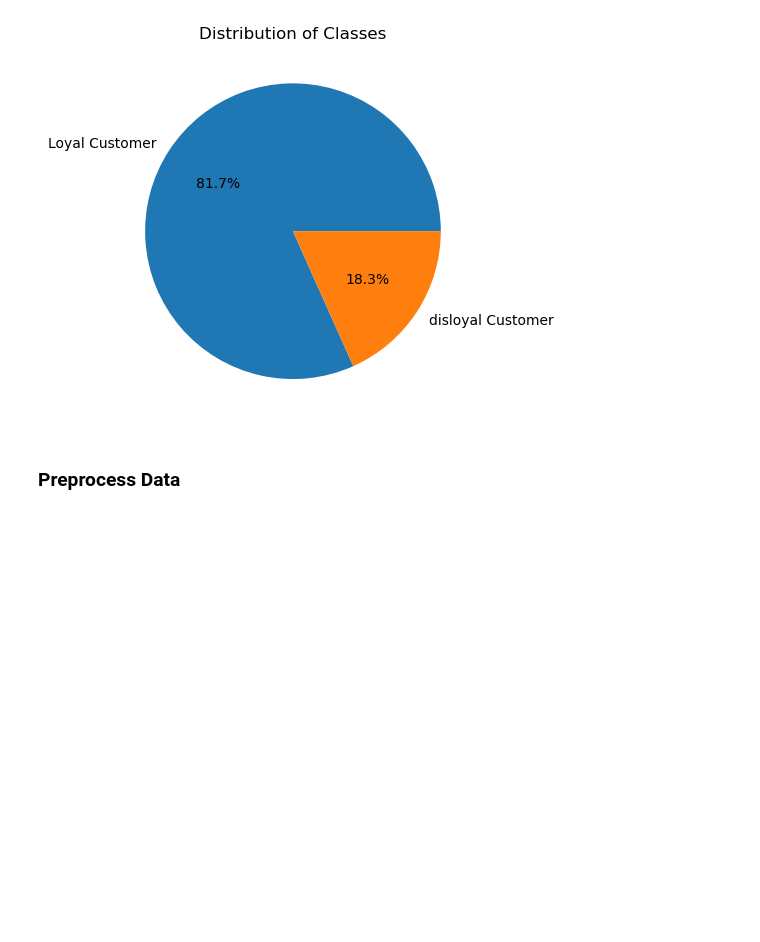
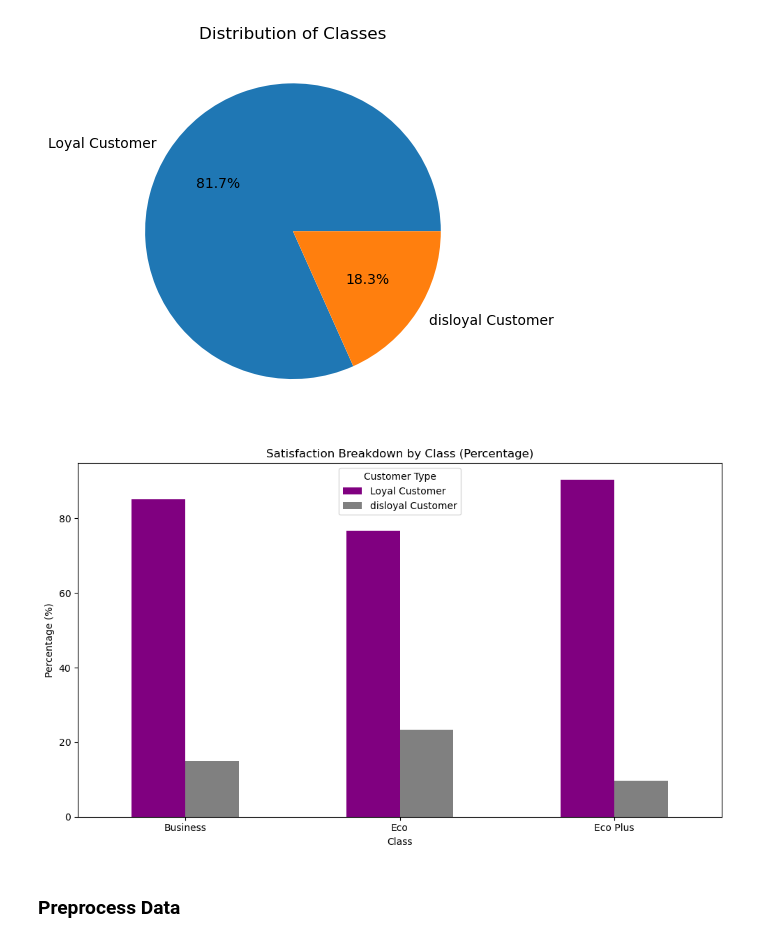
Before and after one commit to T-Godwins/airline-project, a Jupyter notebook: technical_analysis/01_cleaning_and_prep.ipynb, the cells around one changed output. Drawn from its saved outputs; the diff is of its cells as text; code cells hidden in the pictures; blank space fills up the shorter version.

Commit message:
01 breakdwon by class and loyalty

```diff
--- a/technical_analysis/01_cleaning_and_prep.ipynb
+++ b/technical_analysis/01_cleaning_and_prep.ipynb
@@ -120,6 +169,23 @@ ax.set_title("Distribution of Classes")
 plt.show()
 # %% [output]
 [figure]
+# %%
+# Plot Loyalty Breakdown by Class
+loyal_counts = pd.crosstab(df['Class'], df['Customer Type'])
+loyal_pct = pd.crosstab(df['Class'], df['Customer Type'], normalize='index') * 100
+
+
+fig, ax = plt.subplots(figsize=(10, 6))
+loyal_pct.plot(kind='bar', ax=ax, color=['purple', 'grey'])
+ax.set_title('Satisfaction Breakdown by Class (Percentage)')
+ax.set_xlabel('Class')
+ax.set_ylabel('Percentage (%)')
+ax.legend(title='Customer Type')
+plt.xticks(rotation=0)
+plt.tight_layout()
+plt.show()
+# %% [output]
+[figure, added]
 # %% [markdown]
 ### Preprocess Data
 # %%
```
Also changed, not shown: parts of 5 cells of this notebook, 1 other file.
